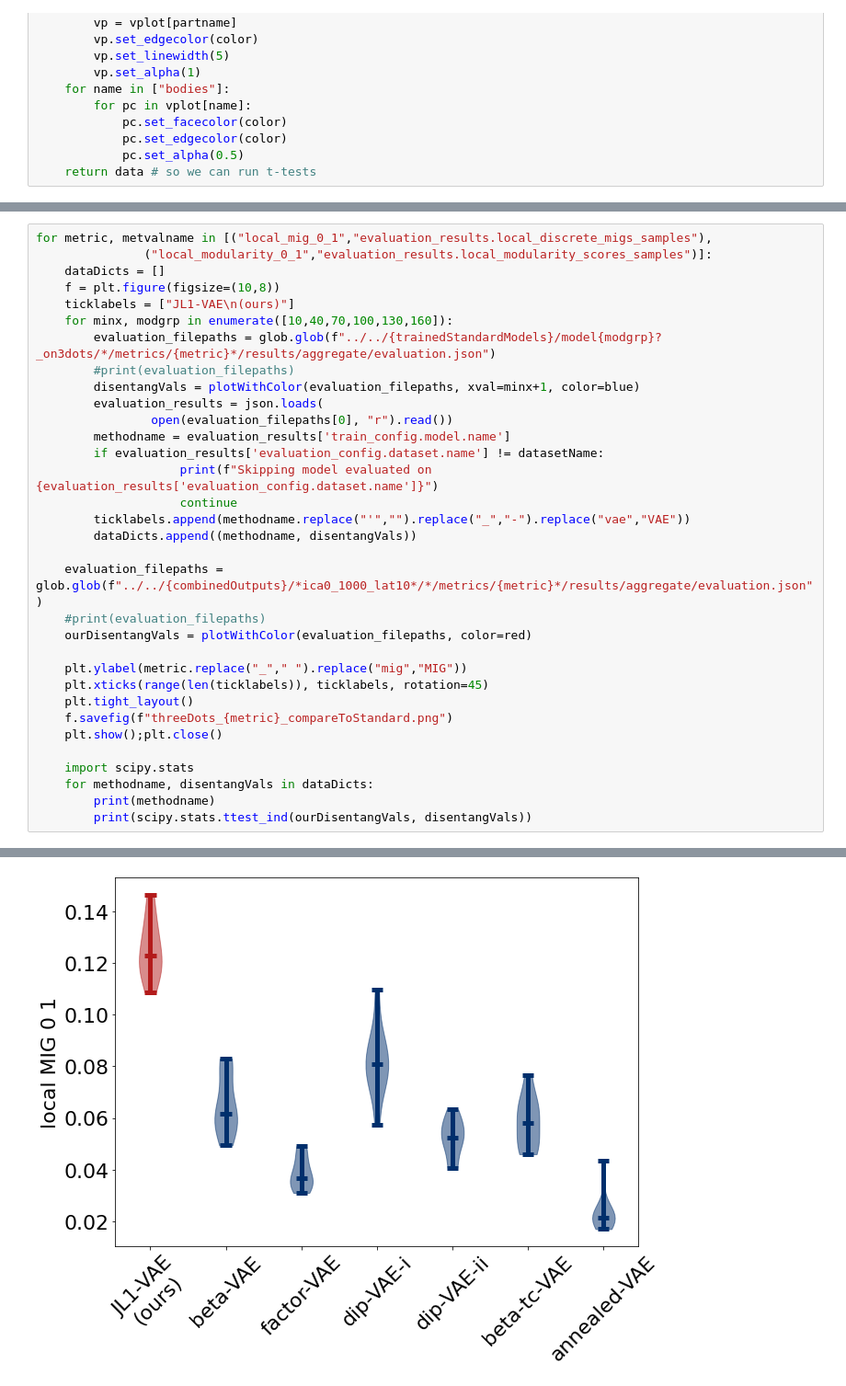
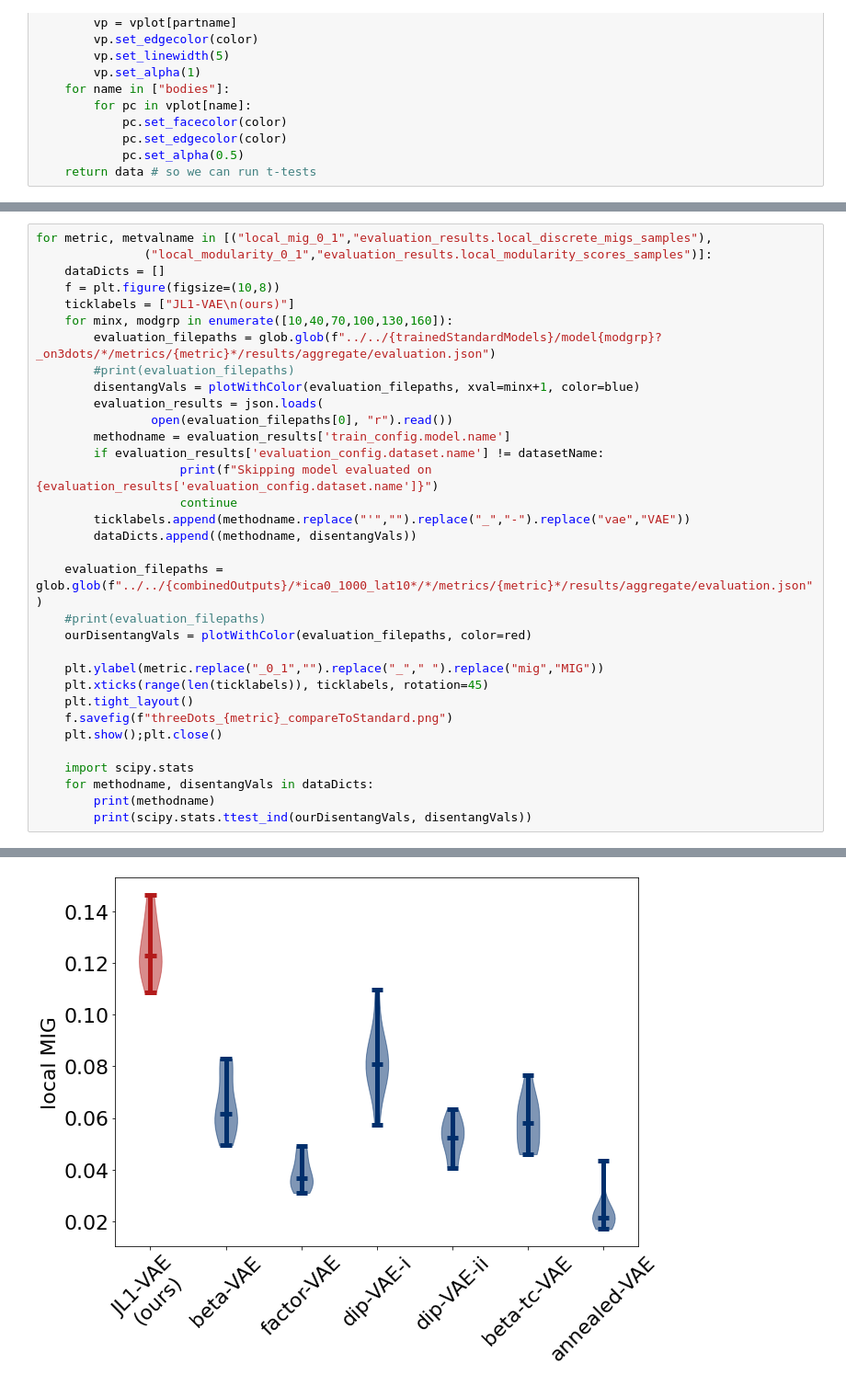
Before and after one commit to travers-rhodes/jlonevae, a Jupyter notebook: experimentScripts/visualizations/Figure5-LocalDisentanglementComparedToBaseline.ipynb, the cells around one changed output, grey strips where cells are left out. Shown at 92% size. Cells and saved outputs as stored; diff of their text form.

```diff
--- a/experimentScripts/visualizations/Figure5-LocalDisentanglementComparedToBaseline.ipynb
+++ b/experimentScripts/visualizations/Figure5-LocalDisentanglementComparedToBaseline.ipynb
@@ -106,7 +106,7 @@ for metric, metvalname in [("local_mig_0_1","evaluation_results.local_discrete_m
     #print(evaluation_filepaths)
     ourDisentangVals = plotWithColor(evaluation_filepaths, color=red)
 
-    plt.ylabel(metric.replace("_"," ").replace("mig","MIG"))
+    plt.ylabel(metric.replace("_0_1","").replace("_"," ").replace("mig","MIG"))
     plt.xticks(range(len(ticklabels)), ticklabels, rotation=45)
     plt.tight_layout()
     f.savefig(f"threeDots_{metric}_compareToStandard.png")
@@ -120 +121 @@ for metric, metvalname in [("local_mig_0_1","evaluation_results.local_discrete_m
-[figure, old version]
+[figure, new version]
```
Also changed, not shown: parts of 2 cells of this notebook, 14 other files.
